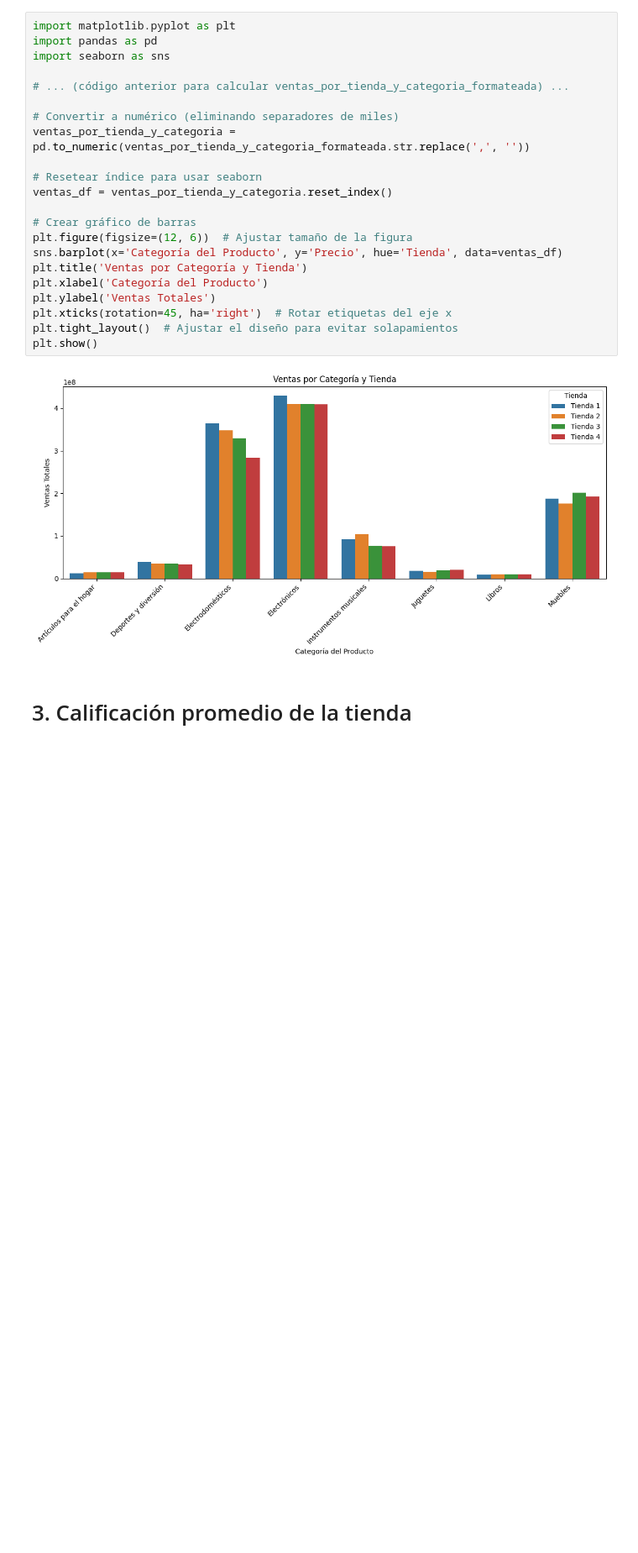
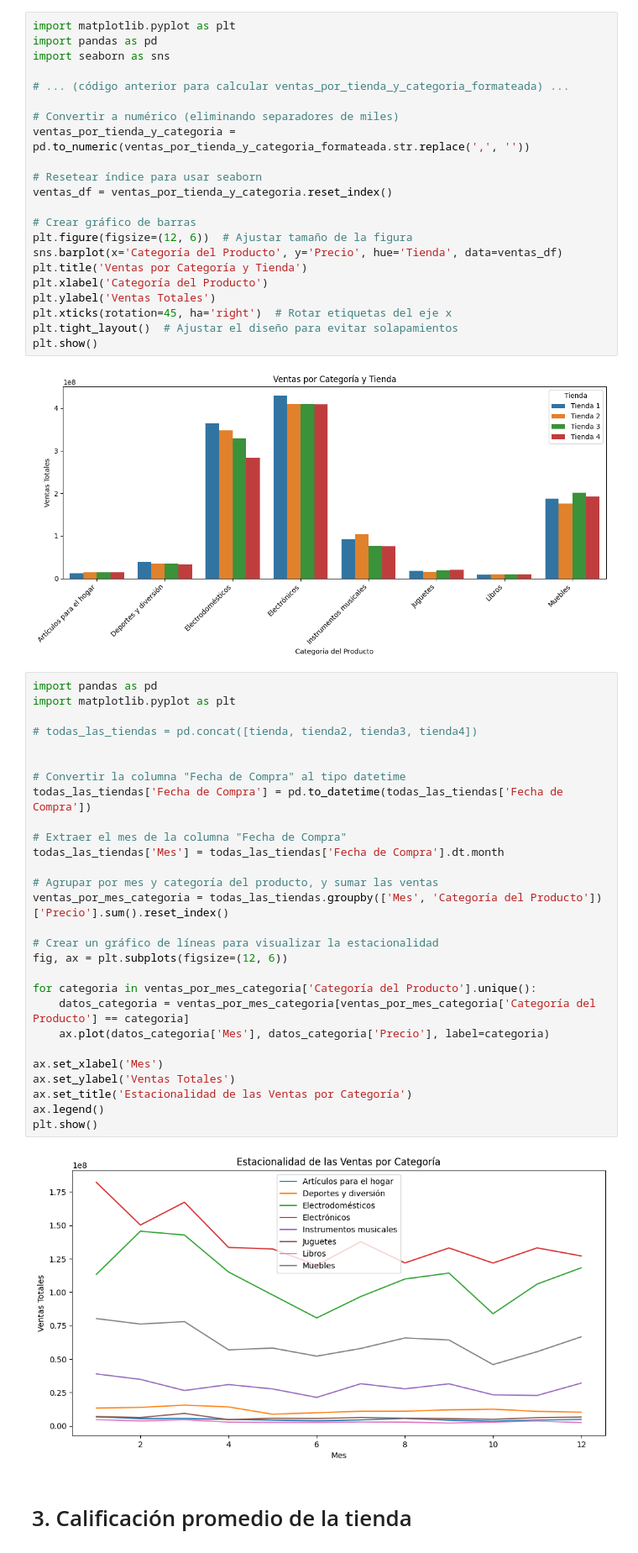
Before and after one commit to Regnumpro/Alura_Store_Challenge1, a Jupyter notebook: AluraStoreLatam.ipynb, the cells around one changed output. Shown at 84% size. Cells and saved outputs as stored; diff of their text form; blank space fills up the shorter version.

```diff
--- a/AluraStoreLatam.ipynb
+++ b/AluraStoreLatam.ipynb
@@ -174,5 +174,35 @@ plt.tight_layout()  # Ajustar el diseño para evitar solapamientos
 plt.show()
 # %% [output]
 [figure]
+# %%
+import pandas as pd
+import matplotlib.pyplot as plt
+
+# todas_las_tiendas = pd.concat([tienda, tienda2, tienda3, tienda4])
+
+
+# Convertir la columna "Fecha de Compra" al tipo datetime
+todas_las_tiendas['Fecha de Compra'] = pd.to_datetime(todas_las_tiendas['Fecha de Compra'])
+
+# Extraer el mes de la columna "Fecha de Compra"
+todas_las_tiendas['Mes'] = todas_las_tiendas['Fecha de Compra'].dt.month
+
+# Agrupar por mes y categoría del producto, y sumar las ventas
+ventas_por_mes_categoria = todas_las_tiendas.groupby(['Mes', 'Categoría del Producto'])['Precio'].sum().reset_index()
+
+# Crear un gráfico de líneas para visualizar la estacionalidad
+fig, ax = plt.subplots(figsize=(12, 6))
+
+for categoria in ventas_por_mes_categoria['Categoría del Producto'].unique():
+    datos_categoria = ventas_por_mes_categoria[ventas_por_mes_categoria['Categoría del Producto'] == categoria]
+    ax.plot(datos_categoria['Mes'], datos_categoria['Precio'], label=categoria)
+
+ax.set_xlabel('Mes')
+ax.set_ylabel('Ventas Totales')
+ax.set_title('Estacionalidad de las Ventas por Categoría')
+ax.legend()
+plt.show()
+# %% [output]
+[figure, added]
 # %% [markdown]
 # 3. Calificación promedio de la tienda
```
Also changed, not shown: parts of 3 cells of this notebook.
